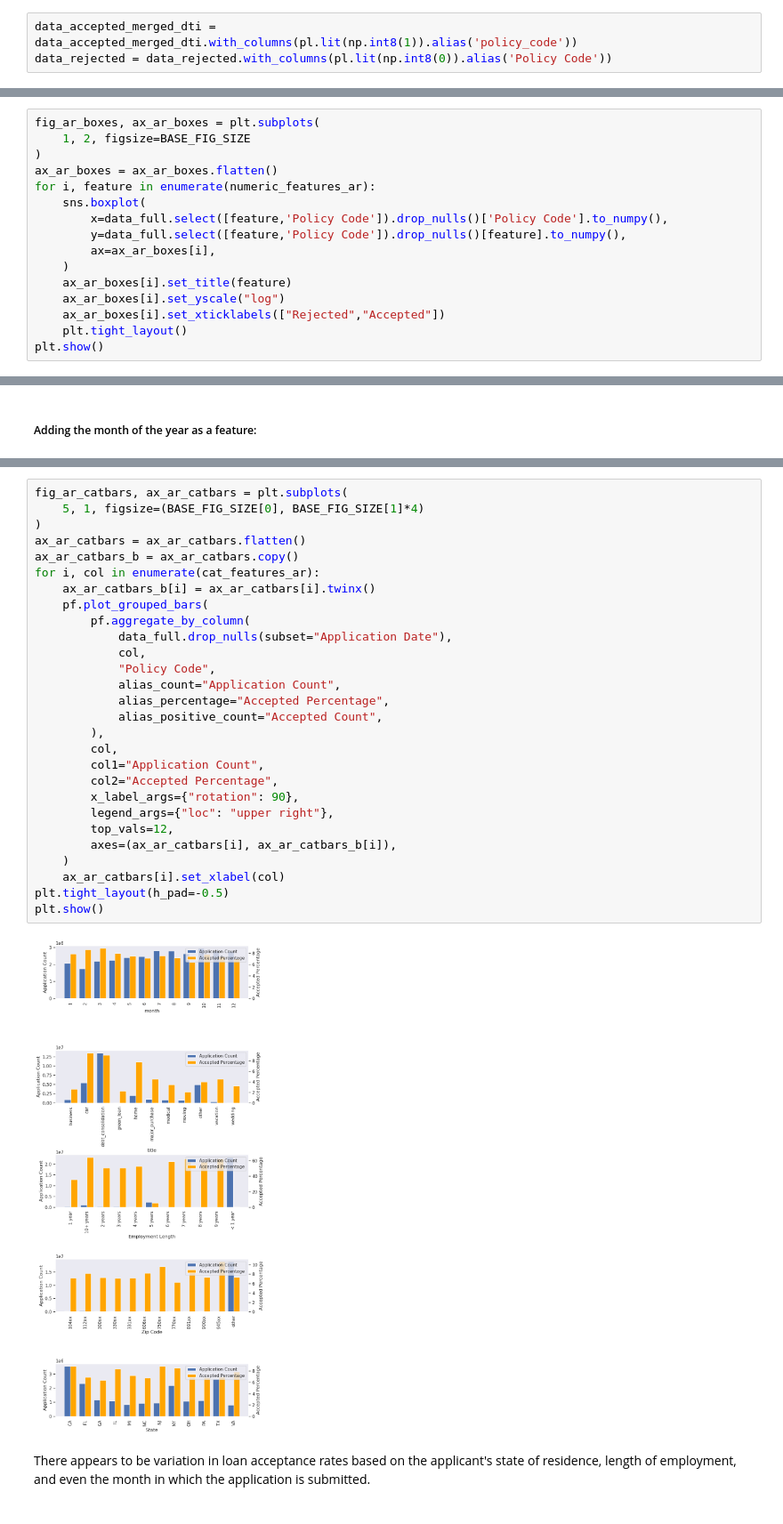
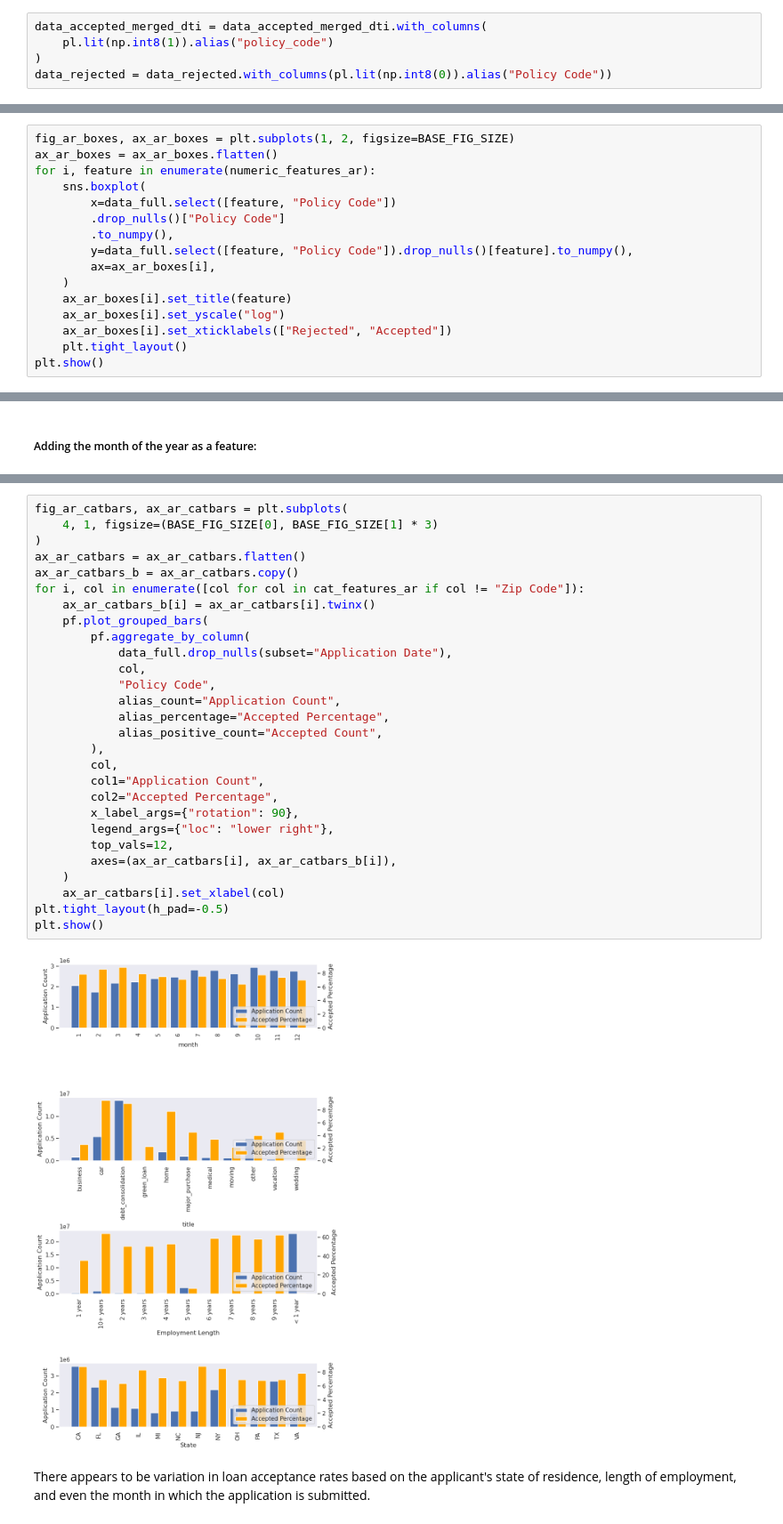
Before and after one commit to gediminas-skvarnavicius/lending-club, a Jupyter notebook: EDA.ipynb, the cells around one changed output, grey strips where cells are left out. Shown: that part at 89% size. Cells and saved outputs as stored; diff of their text form.

```diff
--- a/EDA.ipynb
+++ b/EDA.ipynb
@@ -140,8 +140,10 @@ data_accepted_merged_dti=data_accepted.with_columns(
 # %% [markdown]
 ##### Changing all accepted application target variables to 1 and rejected to 0:
 # %%
-data_accepted_merged_dti = data_accepted_merged_dti.with_columns(pl.lit(np.int8(1)).alias('policy_code'))
-data_rejected = data_rejected.with_columns(pl.lit(np.int8(0)).alias('Policy Code'))
+data_accepted_merged_dti = data_accepted_merged_dti.with_columns(
+    pl.lit(np.int8(1)).alias("policy_code")
+)
+data_rejected = data_rejected.with_columns(pl.lit(np.int8(0)).alias("Policy Code"))
 # %% [markdown]
 ##### Casting the Debt-To-Income Ratio to a compatible float format:
 # %%
@@ -356,17 +364,17 @@ numeric_features_ar=["Amount Requested", "Debt-To-Income Ratio"]
 # %%
-fig_ar_boxes, ax_ar_boxes = plt.subplots(
-    1, 2, figsize=BASE_FIG_SIZE
-)
+fig_ar_boxes, ax_ar_boxes = plt.subplots(1, 2, figsize=BASE_FIG_SIZE)
 ax_ar_boxes = ax_ar_boxes.flatten()
 for i, feature in enumerate(numeric_features_ar):
     sns.boxplot(
-        x=data_full.select([feature,'Policy Code']).drop_nulls()['Policy Code'].to_numpy(),
-        y=data_full.select([feature,'Policy Code']).drop_nulls()[feature].to_numpy(),
+        x=data_full.select([feature, "Policy Code"])
+        .drop_nulls()["Policy Code"]
+        .to_numpy(),
+        y=data_full.select([feature, "Policy Code"]).drop_nulls()[feature].to_numpy(),
         ax=ax_ar_boxes[i],
     )
     ax_ar_boxes[i].set_title(feature)
     ax_ar_boxes[i].set_yscale("log")
-    ax_ar_boxes[i].set_xticklabels(["Rejected","Accepted"])
+    ax_ar_boxes[i].set_xticklabels(["Rejected", "Accepted"])
     plt.tight_layout()
 plt.show()
 # %% [output]
@@ -396,32 +406,32 @@ data_full=data_full.with_columns(pl.col("Application Date").dt.month().alias('mo
 # %%
 fig_ar_catbars, ax_ar_catbars = plt.subplots(
-    5, 1, figsize=(BASE_FIG_SIZE[0], BASE_FIG_SIZE[1]*4)
+    4, 1, figsize=(BASE_FIG_SIZE[0], BASE_FIG_SIZE[1] * 3)
 )
 ax_ar_catbars = ax_ar_catbars.flatten()
 ax_ar_catbars_b = ax_ar_catbars.copy()
-for i, col in enumerate(cat_features_ar):
+for i, col in enumerate([col for col in cat_features_ar if col != "Zip Code"]):
     ax_ar_catbars_b[i] = ax_ar_catbars[i].twinx()
     pf.plot_grouped_bars(
         pf.aggregate_by_column(
             data_full.drop_nulls(subset="Application Date"),
             col,
             "Policy Code",
             alias_count="Application Count",
             alias_percentage="Accepted Percentage",
             alias_positive_count="Accepted Count",
         ),
         col,
         col1="Application Count",
         col2="Accepted Percentage",
         x_label_args={"rotation": 90},
-        legend_args={"loc": "upper right"},
+        legend_args={"loc": "lower right"},
         top_vals=12,
         axes=(ax_ar_catbars[i], ax_ar_catbars_b[i]),
     )
     ax_ar_catbars[i].set_xlabel(col)
 plt.tight_layout(h_pad=-0.5)
 plt.show()
 # %% [output]
-[figure, old version]
+[figure, new version]
 # %% [markdown]
 There appears to be variation in loan acceptance rates based on the applicant's state of residence, length of employment, and even the month in which the application is submitted.
```
Also changed, not shown: parts of 71 cells of this notebook, 2 other files.
